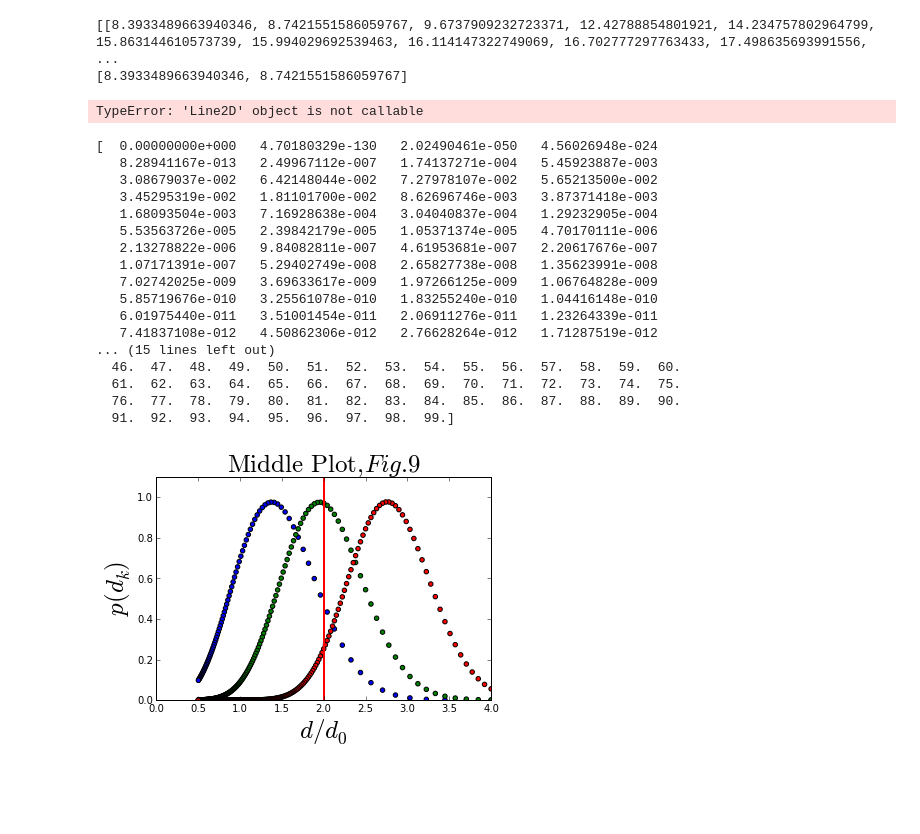
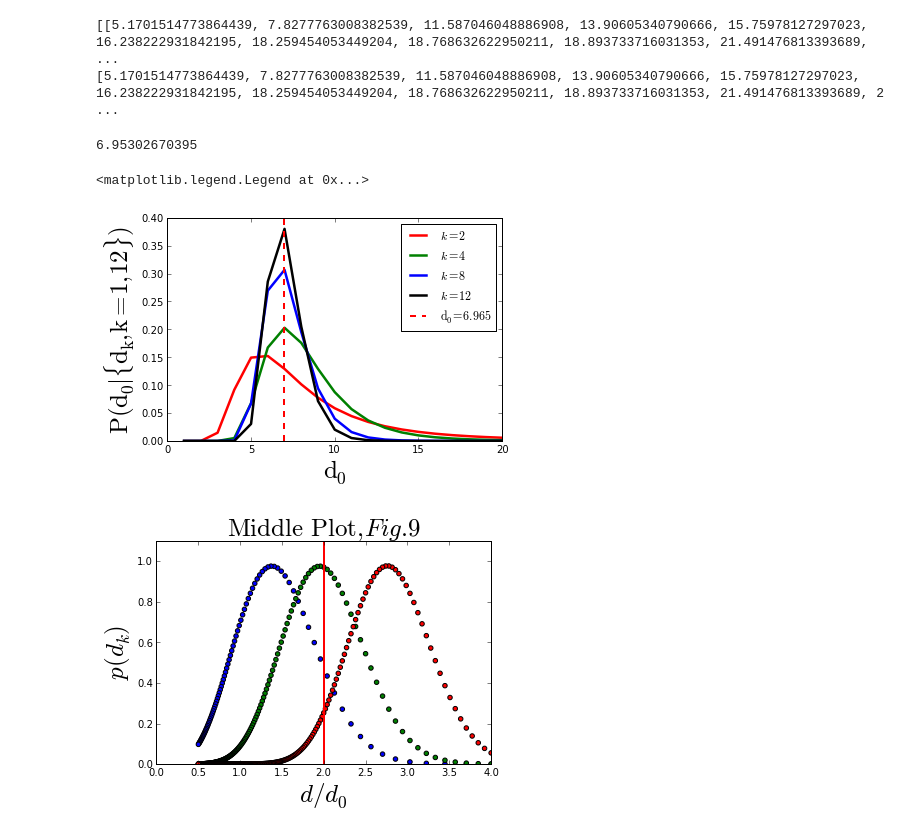
Before and after one commit to jngaravitoc/Bayesian_Homeworks, a Jupyter notebook: Code_Bayesian_Density_Estimator.ipynb, the cells around one changed output. Cells and saved outputs as stored; diff of their text form; code cells hidden in the pictures; blank space fills up the shorter version.

```diff
--- a/Code_Bayesian_Density_Estimator.ipynb
+++ b/Code_Bayesian_Density_Estimator.ipynb
@@ -45,11 +45,11 @@ print d_k, 'X =',50,'Y =', 50
 #    print d_k
     #scatter(X[i], Y[i], c = 'r', s = 40)
 #print d_k
-d_k1 = d_k[0][0:2]
+d_k1 = d_k[0][0:12]
 print d_k1
 # %% [output]
-[[8.3933489663940346, 8.7421551586059767, 9.6737909232723371, 12.42788854801921, 14.234757802964799, 15.863144610573739, 15.994029692539463, 16.114147322749069, 16.702777297763433, 17.498635693991556, ...
-[8.3933489663940346, 8.7421551586059767]
+[[5.1701514773864439, 7.8277763008382539, 11.587046048886908, 13.90605340790666, 15.75978127297023, 16.238222931842195, 18.259454053449204, 18.768632622950211, 18.893733716031353, 21.491476813393689,  ...
+[5.1701514773864439, 7.8277763008382539, 11.587046048886908, 13.90605340790666, 15.75978127297023, 16.238222931842195, 18.259454053449204, 18.768632622950211, 18.893733716031353, 21.491476813393689, 2 ...
 # %%
 # ================================ Likelihood ==============================================================
 k = [1., 2., 3., 4., 5., 6., 7., 8., 9., 10., 11., 12.]
@@ -59,7 +59,7 @@ f = open("data2.txt", "w")
 
 for d_0 in range(1, 100, 1):
     for i in range(2):
-        for j in range (len(d_k1)):
+        for j in range (len(d_k1)-10):
             #print k[i]
             Prob_d_0 = prod( ((2.*exp(-(d_k1[j] / d_0)**2) ) / (d_0 * math.factorial(k[i]- 1.)) )  * (d_k1[j] / d_0 )**((2.*k[i]) - 1.) )
     #print Prob_d_0
@@ -74,7 +74,7 @@ f = open("data4.txt", "w")
 
 for d_0 in range(1, 100, 1):
     for i in range(4):
-        for j in range (len(d_k1)):
+        for j in range (len(d_k1)-8):
             Prob_d_0  = prod( ( (2.*exp(-(d_k1[j] / d_0)**2) ) / (d_0 * math.factorial(k[i] - 1.)) )  * (d_k1[j] / d_0 )**((2.*k[i]) - 1.) )
     #print Prob_d_0
     f.write( str(Prob_d_0) + "  " + str(d_0) + "\n" )      # str() converts to string
@@ -84,7 +84,7 @@ f = open("data8.txt", "w")
 
 for d_0 in range(1, 100, 1):
     for i in range(8):
-        for j in range (len(d_k1)):
+        for j in range (len(d_k1)-4):
             Prob_d_0  = prod( ( (2.*exp(-(d_k1[j] / d_0)**2) ) / (d_0 * math.factorial(k[i] - 1.)) )  * (d_k1[j] / d_0 )**((2.*k[i]) - 1.) )
     #print Prob_d_0
     f.write( str(Prob_d_0) + "  " + str(d_0) + "\n" )      # str() converts to string
@@ -106,65 +106,54 @@ f.close()
     #ylabel('$\mathrm{p(d_{0})}$', fontsize = 25)
 # %%
 #================Analyitical solution ===============================00
-for j in range (len(d_k1)):
-    teo = sum(d_k1[j]**2 / k)
-
+for j in range (0, 4):
+    teo = sqrt(sum(d_k1[j]**2 / k[j]))
+print teo
 
 
 # ========================================Plots ====================================================
 data = np.loadtxt('data2.txt')
 
 s2 = data[:, 0]
 d2 = data[:, 1]
 
-#plot (d2/10., s2/sum(s2), '-r', linewidth = 2.5)
+plot (d2, s2/sum(s2), '-r', linewidth = 2.5)
 
 #print d2, s2
 data = np.loadtxt('data4.txt')
 
 s4 = data[:, 0]
 d4 = data[:, 1]
 
-#plot (d4/10., s4/sum(s4), '-g', linewidth = 2.5)
+plot (d4, s4/sum(s4), '-g', linewidth = 2.5)
 
 data = np.loadtxt('data8.txt')
 
 s8 = data[:, 0]
 d8 = data[:, 1]
 
-#plot (d8/10., s8/sum(s8), '-b', linewidth = 2.5)
+plot (d8, s8/sum(s8), '-b', linewidth = 2.5)
 
 data = np.loadtxt('data12.txt')
 
 s12 = data[:, 0]
 d12 = data[:, 1]
 
-plot (d12/10., s12/sum(s12), '-k', linewidth = 2.5)
-xlim([0, 0.8])
+plot (d12, s12/sum(s12), '-k', linewidth = 2.5)
+xlim([0, 20.])
+#ylim([0, 2.])
 
-axvline(x=teo/1000.,linewidth=2,color='r',linestyle="--")
+axvline(x=teo,linewidth=2,color='r',linestyle="--")
+
+savefig('Analytical Value Vs Posterior')
+
+xlabel('$\mathrm{d_{0}}$', fontsize = 25)
+ylabel('$\mathrm{P(d_{0}|\{d_{k}, k = 1, 12\})}$', fontsize = 25)
+legend(['$k = 2$' ,'$k = 4$','$k = 8$', '$k = 12$', '$\mathrm{d_{0} = 6.965}$'])
 # %% [output]
-TypeError: 'Line2D' object is not callable
+6.95302670395
+<matplotlib.legend.Legend at 0x...>
+[figure, added]
-# %%
-print s12, d12
-# %% [output]
-[  0.00000000e+000   4.70180329e-130   2.02490461e-050   4.56026948e-024
-   8.28941167e-013   2.49967112e-007   1.74137271e-004   5.45923887e-003
-   3.08679037e-002   6.42148044e-002   7.27978107e-002   5.65213500e-002
-   3.45295319e-002   1.81101700e-002   8.62696746e-003   3.87371418e-003
-   1.68093504e-003   7.16928638e-004   3.04040837e-004   1.29232905e-004
-   5.53563726e-005   2.39842179e-005   1.05371374e-005   4.70170111e-006
-   2.13278822e-006   9.84082811e-007   4.61953681e-007   2.20617676e-007
-   1.07171391e-007   5.29402749e-008   2.65827738e-008   1.35623991e-008
-   7.02742025e-009   3.69633617e-009   1.97266125e-009   1.06764828e-009
-   5.85719676e-010   3.25561078e-010   1.83255240e-010   1.04416148e-010
-   6.01975440e-011   3.51001454e-011   2.06911276e-011   1.23264339e-011
-   7.41837108e-012   4.50862306e-012   2.76628264e-012   1.71287519e-012
-... (15 lines left out)
-  46.  47.  48.  49.  50.  51.  52.  53.  54.  55.  56.  57.  58.  59.  60.
-  61.  62.  63.  64.  65.  66.  67.  68.  69.  70.  71.  72.  73.  74.  75.
-  76.  77.  78.  79.  80.  81.  82.  83.  84.  85.  86.  87.  88.  89.  90.
-  91.  92.  93.  94.  95.  96.  97.  98.  99.]
 # %%
 
 for d_0 in range(100, 800, 8):
```
Also changed, not shown: parts of 8 cells of this notebook.
